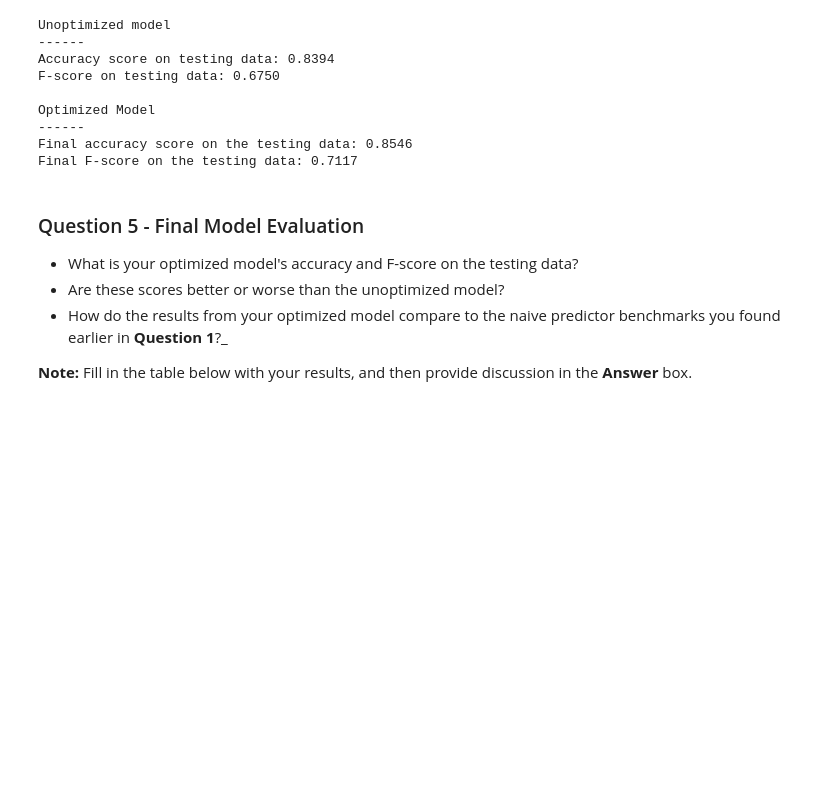
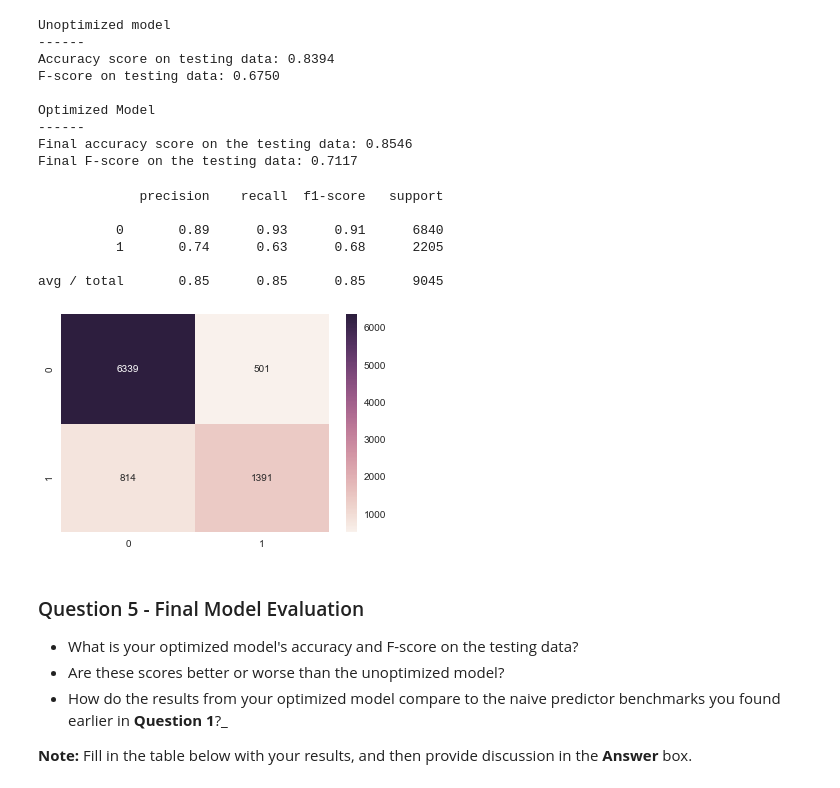
Before and after one commit to Alz-Android/ML, a Jupyter notebook: finding_donors/finding_donors.ipynb, the cells around one changed output. Saved outputs shown, nothing was run; the diff lists cells and outputs as text; code cells hidden in the pictures; blank space fills up the shorter version.

```diff
--- a/finding_donors/finding_donors.ipynb
+++ b/finding_donors/finding_donors.ipynb
@@ -441,20 +451,20 @@ def train_predict(learner, sample_size, X_train, y_train, X_test, y_test):
     #       then get predictions on the first 300 training samples(X_train) using .predict()
     start = time() # Get start time
     predictions_test = learner.predict(X_test)
-    predictions_train = learner.predict(X_train)
+    predictions_train = learner.predict(X_train[:300])
     end = time() # Get end time
 
     # TODO: Calculate the total prediction time
     results['pred_time'] = end - start
 
     # TODO: Compute accuracy on the first 300 training samples which is y_train[:300]
-    results['acc_train'] = metrics.accuracy_score( y_train[:300], predictions_train[:300])
+    results['acc_train'] = metrics.accuracy_score( y_train[:300], predictions_train)
 
     # TODO: Compute accuracy on test set using accuracy_score()
     results['acc_test'] =  metrics.accuracy_score(y_test, predictions_test)
 
     # TODO: Compute F-score on the the first 300 training samples using fbeta_score()
-    results['f_train'] = fbeta_score(y_train[:300], predictions_train[:300], beta)
+    results['f_train'] = fbeta_score(y_train[:300], predictions_train, beta)
 
     # TODO: Compute F-score on the test set which is y_test
     results['f_test'] = fbeta_score(y_test, predictions_test, beta)
@@ -634,6 +644,23 @@ Optimized Model
 ------
 Final accuracy score on the testing data: 0.8546
 Final F-score on the testing data: 0.7117
+# %%
+from sklearn.metrics import confusion_matrix
+import seaborn as sns
+%matplotlib inline
+
+pred = best_clf.predict(X_test)
+sns.heatmap(confusion_matrix(y_test, pred), annot = True, fmt = '')
+
+print(metrics.classification_report(y_test, pred))
+# %% [output]
+             precision    recall  f1-score   support
+
+          0       0.89      0.93      0.91      6840
+          1       0.74      0.63      0.68      2205
+
+avg / total       0.85      0.85      0.85      9045
+[figure, added]
 # %% [markdown]
 ### Question 5 - Final Model Evaluation
 
```
Also changed, not shown: parts of 2 cells of this notebook.
